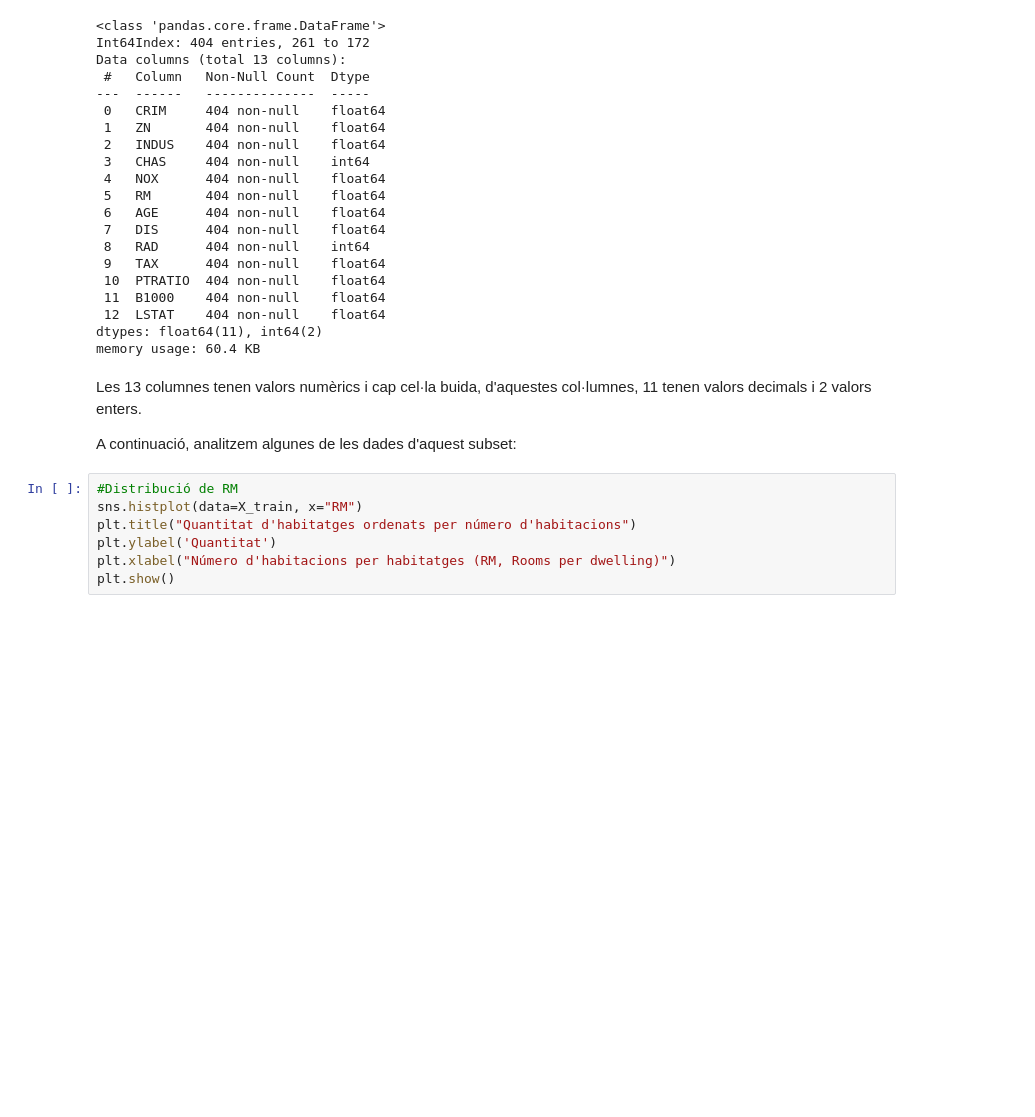
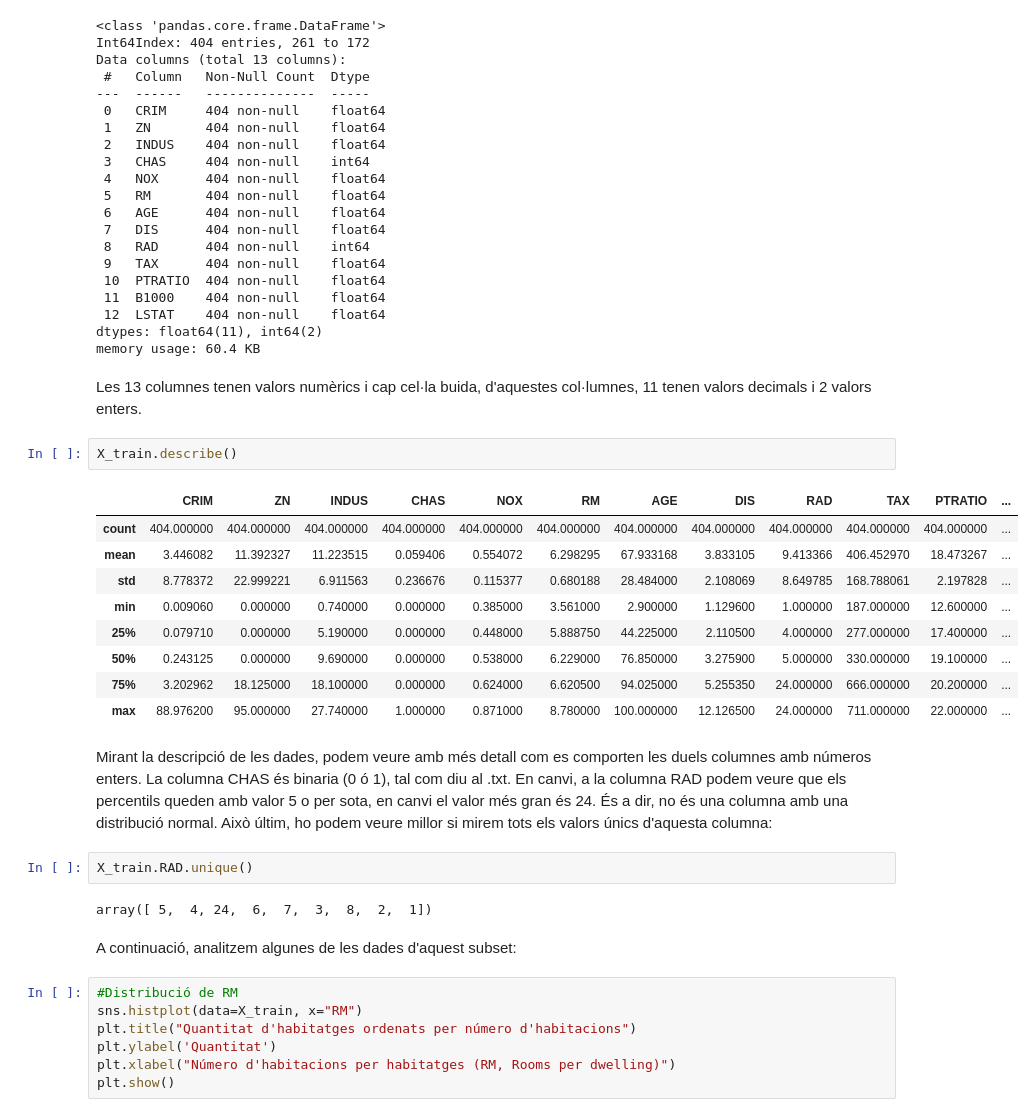
Before and after one commit to davifebdn/SkLearn_Train_Test, a Jupyter notebook: Tasca_M5_T02.ipynb, the cells around one changed output. Cells and saved outputs as stored; diff of their text form; blank space fills up the shorter version.

```diff
--- a/Tasca_M5_T02.ipynb
+++ b/Tasca_M5_T02.ipynb
@@ -135,8 +135,26 @@ dtypes: float64(11), int64(2)
 memory usage: 60.4 KB
 # %% [markdown]
 Les 13 columnes tenen valors numèrics i cap cel·la buida, d'aquestes col·lumnes, 11 tenen valors decimals i 2 valors enters.
-
-A continuació, analitzem algunes de les dades d'aquest subset:
+# %%
+X_train.describe()
+# %% [output]
+|  | CRIM | ZN | INDUS | CHAS | NOX | RM | AGE | DIS | RAD | TAX | PTRATIO | ... |
+| count | 404.000000 | 404.000000 | 404.000000 | 404.000000 | 404.000000 | 404.000000 | 404.000000 | 404.000000 | 404.000000 | 404.000000 | 404.000000 | ... |
+| mean | 3.446082 | 11.392327 | 11.223515 | 0.059406 | 0.554072 | 6.298295 | 67.933168 | 3.833105 | 9.413366 | 406.452970 | 18.473267 | ... |
+| std | 8.778372 | 22.999221 | 6.911563 | 0.236676 | 0.115377 | 0.680188 | 28.484000 | 2.108069 | 8.649785 | 168.788061 | 2.197828 | ... |
+| min | 0.009060 | 0.000000 | 0.740000 | 0.000000 | 0.385000 | 3.561000 | 2.900000 | 1.129600 | 1.000000 | 187.000000 | 12.600000 | ... |
+| 25% | 0.079710 | 0.000000 | 5.190000 | 0.000000 | 0.448000 | 5.888750 | 44.225000 | 2.110500 | 4.000000 | 277.000000 | 17.400000 | ... |
+| 50% | 0.243125 | 0.000000 | 9.690000 | 0.000000 | 0.538000 | 6.229000 | 76.850000 | 3.275900 | 5.000000 | 330.000000 | 19.100000 | ... |
+| 75% | 3.202962 | 18.125000 | 18.100000 | 0.000000 | 0.624000 | 6.620500 | 94.025000 | 5.255350 | 24.000000 | 666.000000 | 20.200000 | ... |
+| max | 88.976200 | 95.000000 | 27.740000 | 1.000000 | 0.871000 | 8.780000 | 100.000000 | 12.126500 | 24.000000 | 711.000000 | 22.000000 | ... |
+# %% [markdown]
+Mirant la descripció de les dades, podem veure amb més detall com es comporten les duels columnes amb números enters. La columna CHAS és binaria (0 ó 1), tal com diu al .txt. En canvi, a la columna RAD podem veure que els percentils queden amb valor 5 o per sota, en canvi el valor més gran és 24. És a dir, no és una columna amb una distribució normal. Això últim, ho podem veure millor si mirem tots els valors únics d'aquesta columna:
+# %%
+X_train.RAD.unique()
+# %% [output]
+array([ 5,  4, 24,  6,  7,  3,  8,  2,  1])
+# %% [markdown]
+A continuació, analitzem algunes de les dades d'aquest subset:
 # %%
 #Distribució de RM
 sns.histplot(data=X_train, x="RM")
```
